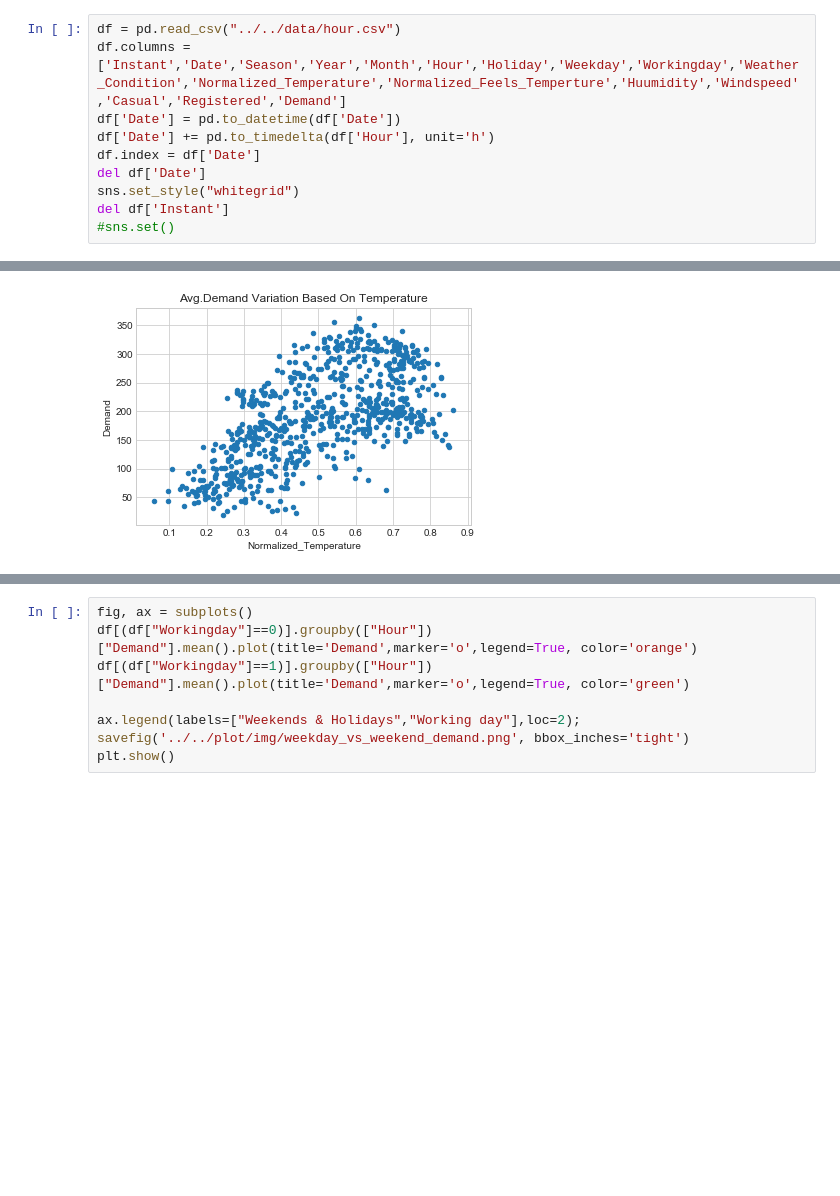
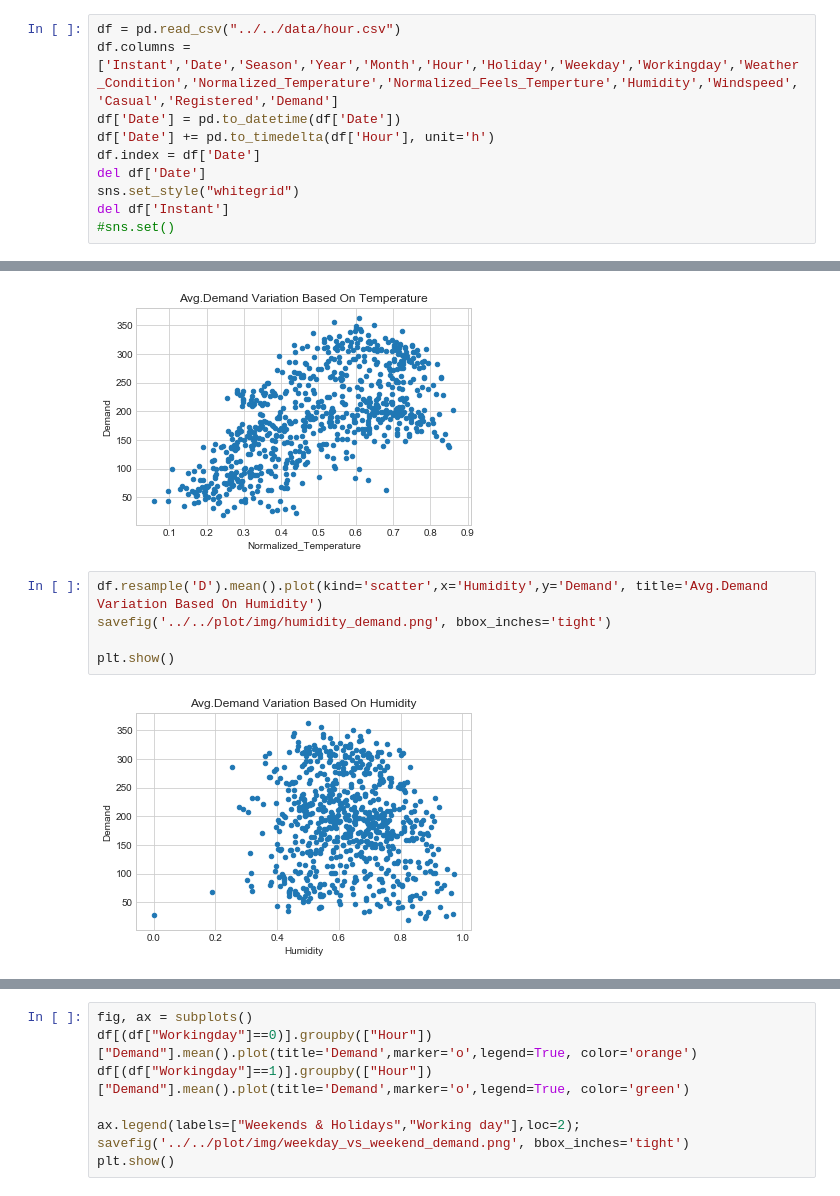
Before and after one commit to samudassir/bikesharingdemand, a Jupyter notebook: data_wrangling/src/capstone_project1_data_story.ipynb, the cells around one changed output, grey strips where cells are left out. Drawn from its saved outputs; the diff is of its cells as text; blank space fills up the shorter version.

```diff
--- a/data_wrangling/src/capstone_project1_data_story.ipynb
+++ b/data_wrangling/src/capstone_project1_data_story.ipynb
@@ -15,7 +15,7 @@ from matplotlib.pyplot import *
 import seaborn as sns
 # %%
 df = pd.read_csv("../../data/hour.csv")
-df.columns = ['Instant','Date','Season','Year','Month','Hour','Holiday','Weekday','Workingday','Weather_Condition','Normalized_Temperature','Normalized_Feels_Temperture','Huumidity','Windspeed','Casual','Registered','Demand']
+df.columns = ['Instant','Date','Season','Year','Month','Hour','Holiday','Weekday','Workingday','Weather_Condition','Normalized_Temperature','Normalized_Feels_Temperture','Humidity','Windspeed','Casual','Registered','Demand']
 df['Date'] = pd.to_datetime(df['Date'])
 df['Date'] += pd.to_timedelta(df['Hour'], unit='h')
 df.index = df['Date']
@@ -67,3 +67,10 @@ plt.show()
 [figure]
 [figure]
 [figure]
+# %%
+df.resample('D').mean().plot(kind='scatter',x='Humidity',y='Demand', title='Avg.Demand Variation Based On Humidity')
+savefig('../../plot/img/humidity_demand.png', bbox_inches='tight')
+
+plt.show()
+# %% [output]
+[figure, added]
```
Also changed, not shown: parts of 1 cell of this notebook, 12 other files.
